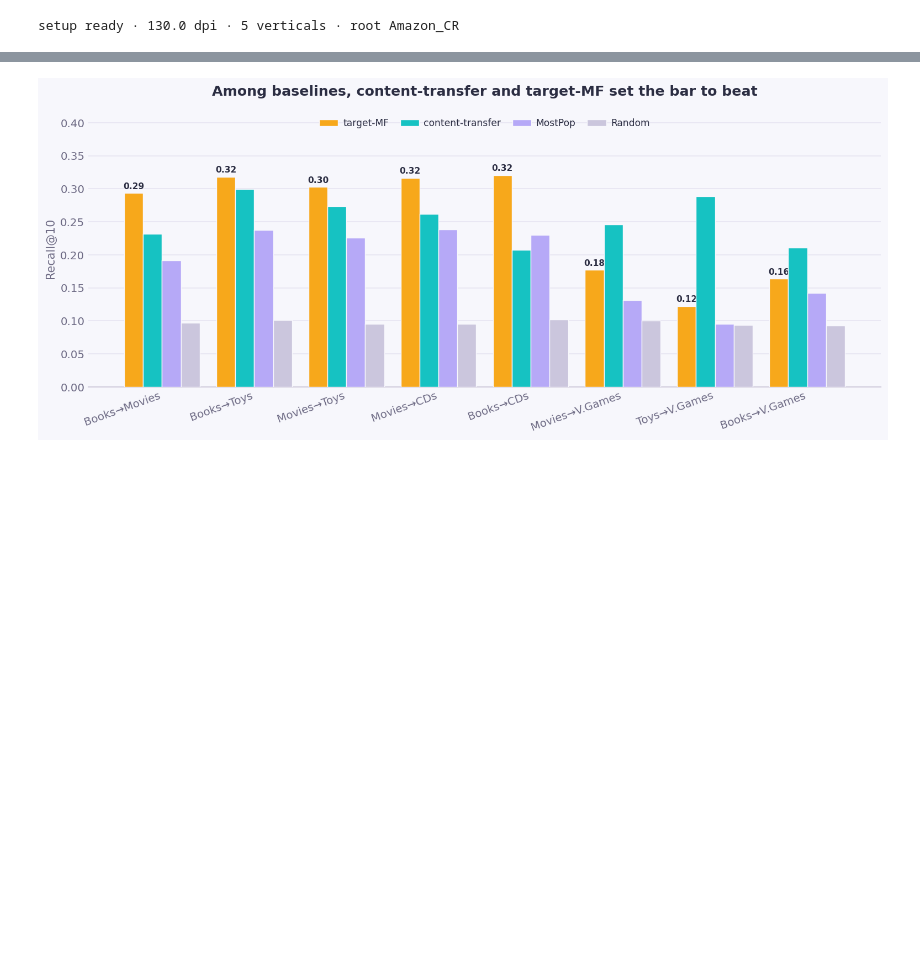
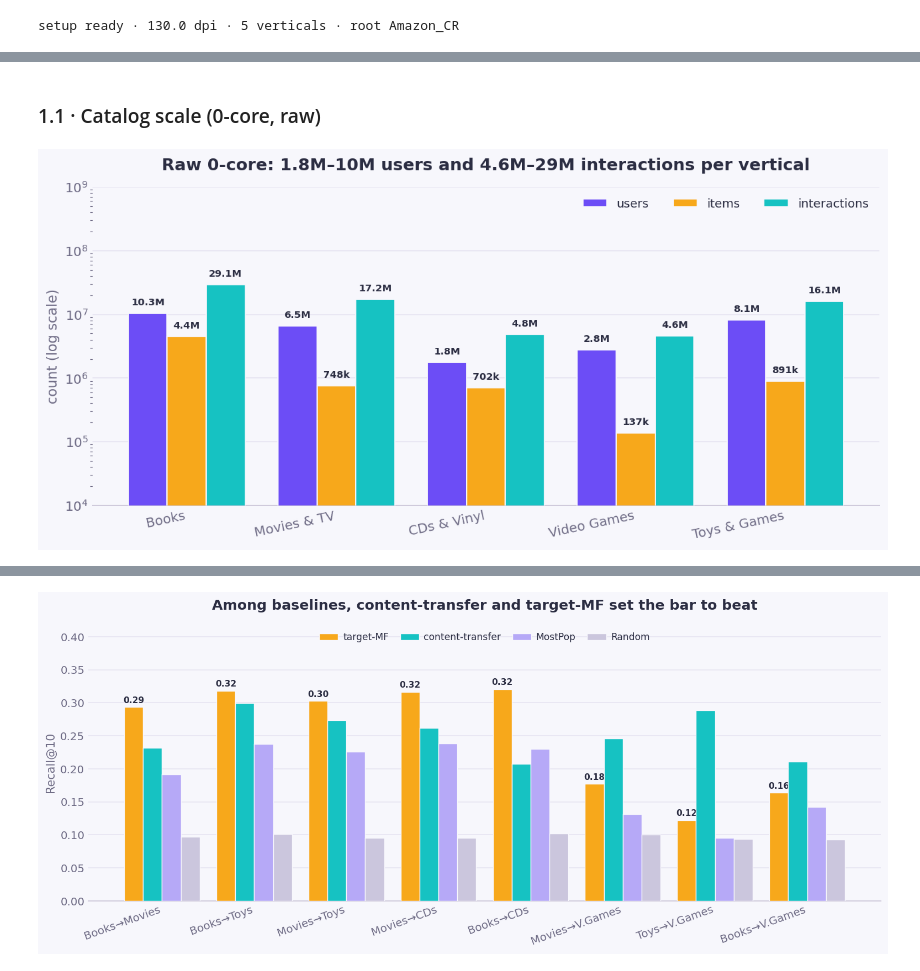
Before and after one commit to orimood/Amazon_CR, a Jupyter notebook: notebooks/presentation.ipynb, the cells around one changed output, grey strips where cells are left out. Saved outputs shown, nothing was run; the diff lists cells and outputs as text; code cells hidden in the pictures; blank space fills up the shorter version.

```diff
--- a/notebooks/presentation.ipynb
+++ b/notebooks/presentation.ipynb
@@ -512,0 +156,19 @@ cosine between the source liked-item text and target item text — a simple cont
+# %%
+# ── §3 preprocessing artifact: REFERENCE ONLY (never a data source for figures) ──
+# Produced by notebooks/data_prep.ipynb. We compute every EDA number live from
+# data/raw + data/processed, then check() it against this artifact. The eda.ipynb
+# notebook computes the same quantities upstream, so a match here means all three
+# agree. Discrepancies are surfaced (and asserted) in the final Verification cell.
+DESC  = json.load(open(PROC / 'dataset_description.json'))
+def dsel(v):    return DESC['verticals'][v]['select']
+def dcln(v):    return DESC['verticals'][v]['clean']
+def dpair(s,t): return DESC['pairs'][f'{s}__{t}']
+
+CHECKS = []   # (name, computed, reference, ok)
+def check(name, computed, reference):
+    CHECKS.append((name, computed, reference, computed == reference)); return computed
+def check_ge(name, computed, reference):
+    CHECKS.append((name, computed, f'>={reference:,}', computed >= reference)); return computed
+
+print('reference loaded ·', len(DESC['verticals']), 'verticals ·', len(DESC['pairs']), 'pairs ·',
+      'category vocab', DESC['category_vocab_size'])
@@ -512,0 +241,27 @@ cosine between the source liked-item text and target item text — a simple cont
+# %% [markdown]
+### 1.1 · Catalog scale (0-core, raw)
+# %%
+fig, ax = plt.subplots(figsize=(10, 4.8))
+metrics = [('users_0core', 'users', PURPLE),
+           ('items_0core', 'items', ORANGE),
+           ('interactions_0core', 'interactions', TEAL)]
+x = np.arange(len(VERTICALS)); w = 0.26
+for k, (key, name, col) in enumerate(metrics):
+    vals = [RAWREV[v][key] for v in VERTICALS]
+    bars = ax.bar(x + (k-1)*w, vals, w, label=name, color=col, edgecolor=BG, zorder=3)
+    for b, val in zip(bars, vals):
+        ax.text(b.get_x()+b.get_width()/2, val*1.25, kfmt(val), ha='center', va='bottom',
+                fontsize=8, color=INK, fontweight='bold')
+ax.set_yscale('log'); ax.set_ylim(1e4, 1e9)
+ax.set_xticks(x); ax.set_xticklabels([LBL[v] for v in VERTICALS], rotation=12, ha='right')
+ax.set_ylabel('count (log scale)')
+ctitle(ax, 'Raw 0-core: 1.8M–10M users and 4.6M–29M interactions per vertical', size=14)
+style_bar_axis(ax, 'x'); soft_grid(ax, 'y')
+brand_legend(ax, ncol=3, loc='upper right')
+for v in VERTICALS:
+    check(f'{v}.users_0core',        RAWREV[v]['users_0core'],        dsel(v)['users_0core'])
+    check(f'{v}.items_0core',        RAWREV[v]['items_0core'],        dsel(v)['items_0core'])
+    check(f'{v}.interactions_0core', RAWREV[v]['interactions_0core'], dsel(v)['interactions_0core'])
+finish(fig)
+# %% [output]
+[figure, added]
```
Also changed, not shown: parts of 61 cells of this notebook.
